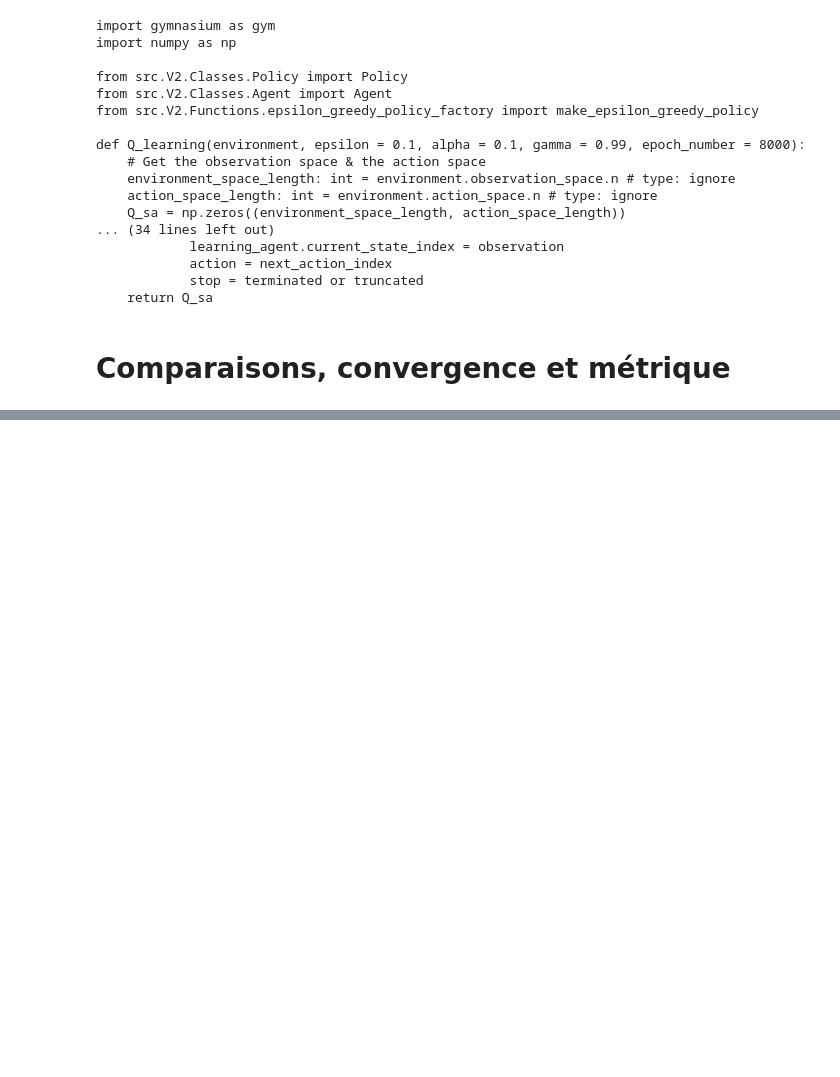
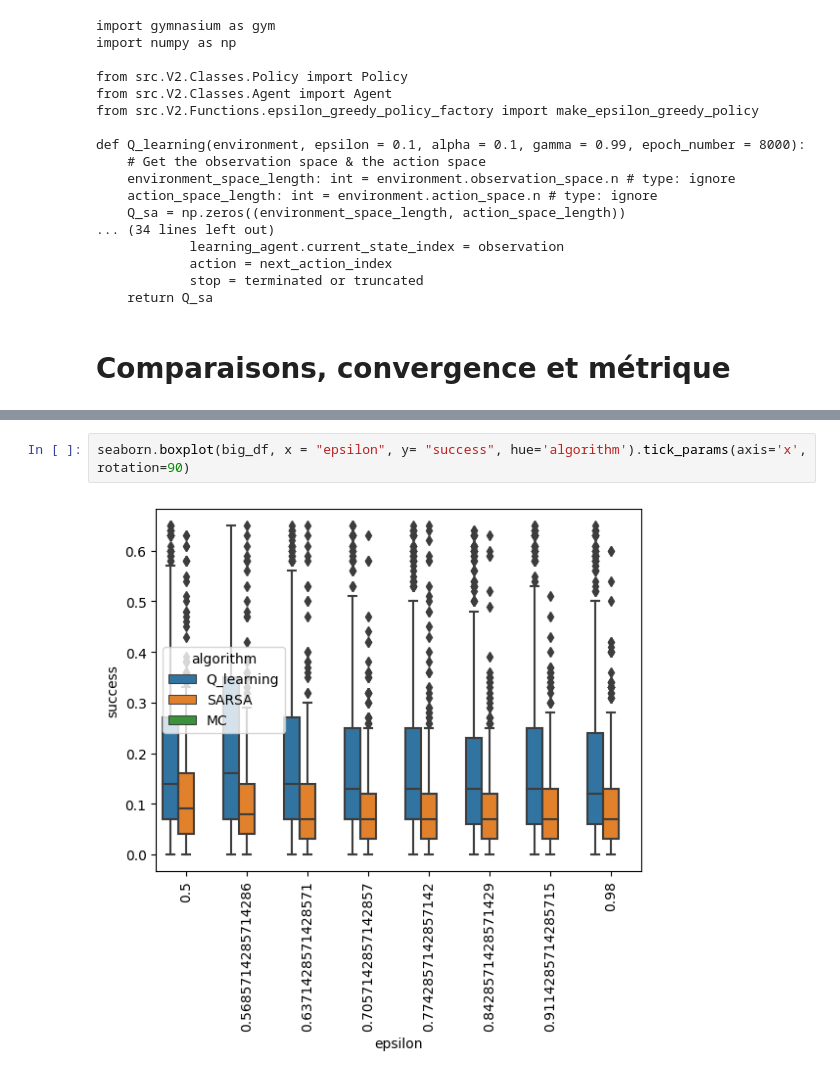
Before and after one commit to guilhemheinrich/Frozen-Lake-rl-tutorial, a Jupyter notebook: Frozen_Lake_comparatif.ipynb, the cells around one changed output, grey strips where cells are left out. Saved outputs shown, nothing was run; the diff lists cells and outputs as text; blank space fills up the shorter version.

```diff
--- a/Frozen_Lake_comparatif.ipynb
+++ b/Frozen_Lake_comparatif.ipynb
@@ -118,0 +274,4 @@ Pour essayer de me faire une idée du comportement de chaque algorithme en fonct
+# %%
+seaborn.boxplot(big_df, x = "epsilon", y= "success", hue='algorithm').tick_params(axis='x', rotation=90)
+# %% [output]
+[figure, added]
```
Also changed, not shown: parts of 20 cells of this notebook, 1 other file.
